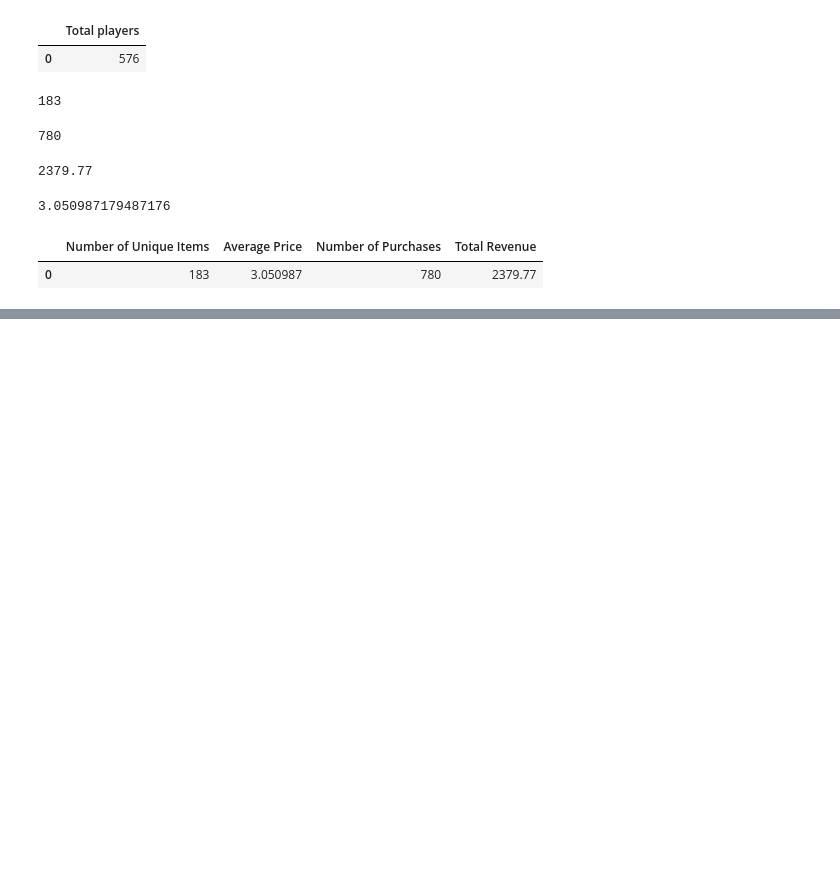
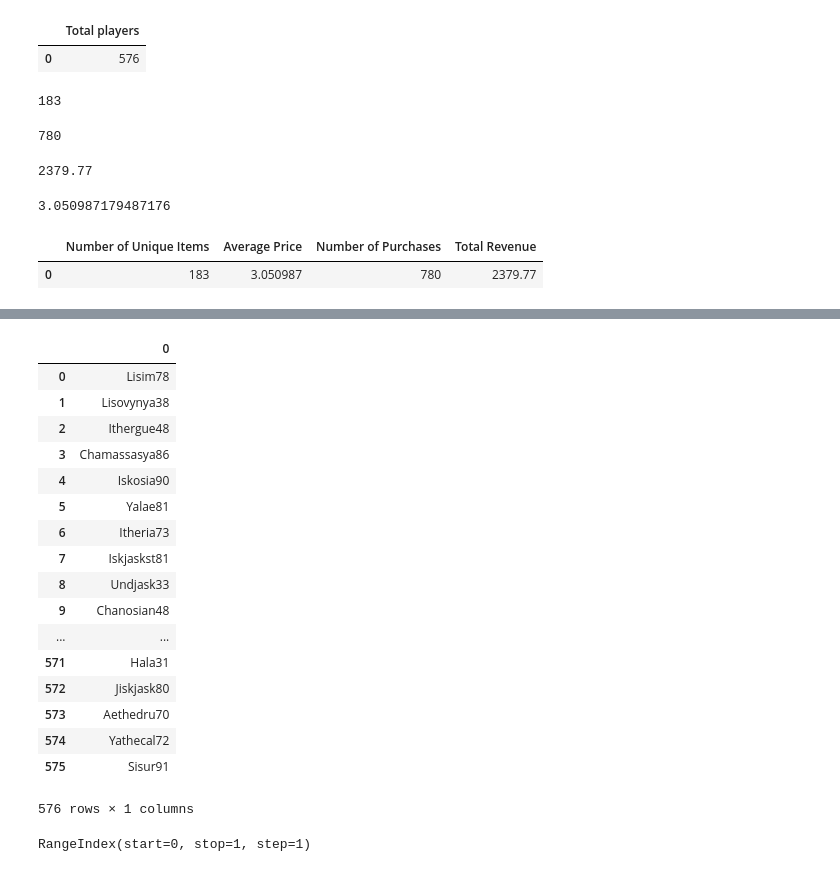
Before and after one commit to krob030/pandas, a Jupyter notebook: heroes.ipynb, the cells around one changed output, grey strips where cells are left out. Cells and saved outputs as stored; diff of their text form; code cells hidden in the pictures; blank space fills up the shorter version.

```diff
--- a/heroes.ipynb
+++ b/heroes.ipynb
@@ -119,0 +135,26 @@ dtype: float64
+# %%
+pn = pd.DataFrame(M["SN"].unique())
+pn
+# %% [output]
+|  | 0 |
+| 0 | Lisim78 |
+| 1 | Lisovynya38 |
+| 2 | Ithergue48 |
+| 3 | Chamassasya86 |
+| 4 | Iskosia90 |
+| 5 | Yalae81 |
+| 6 | Itheria73 |
+| 7 | Iskjaskst81 |
+| 8 | Undjask33 |
+| 9 | Chanosian48 |
+| ... | ... |
+| 571 | Hala31 |
+| 572 | Jiskjask80 |
+| 573 | Aethedru70 |
+| 574 | Yathecal72 |
+| 575 | Sisur91 |
+576 rows × 1 columns
+# %%
+pn.columns
+# %% [output]
+RangeIndex(start=0, stop=1, step=1)
```
Also changed, not shown: parts of 23 cells of this notebook.
